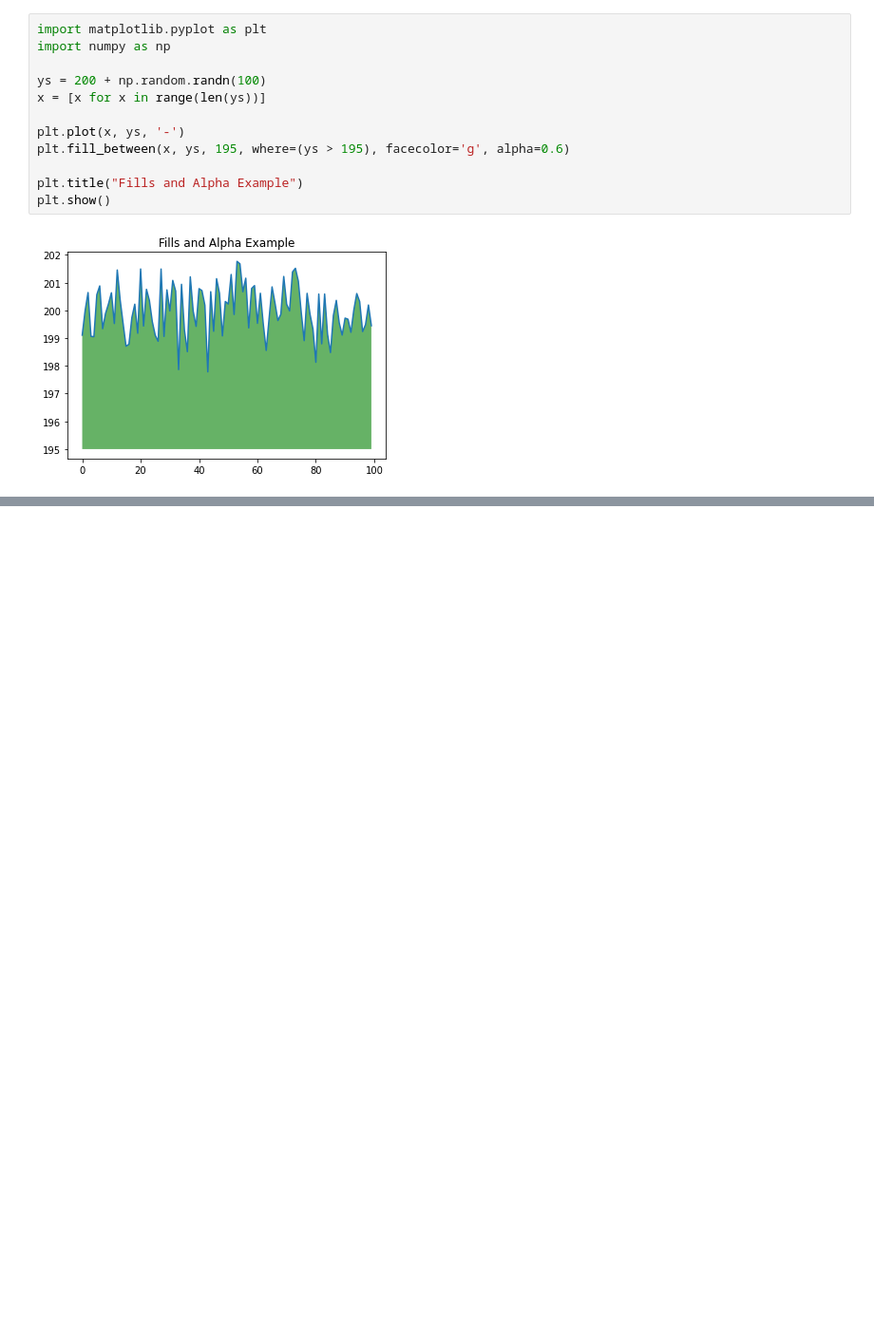
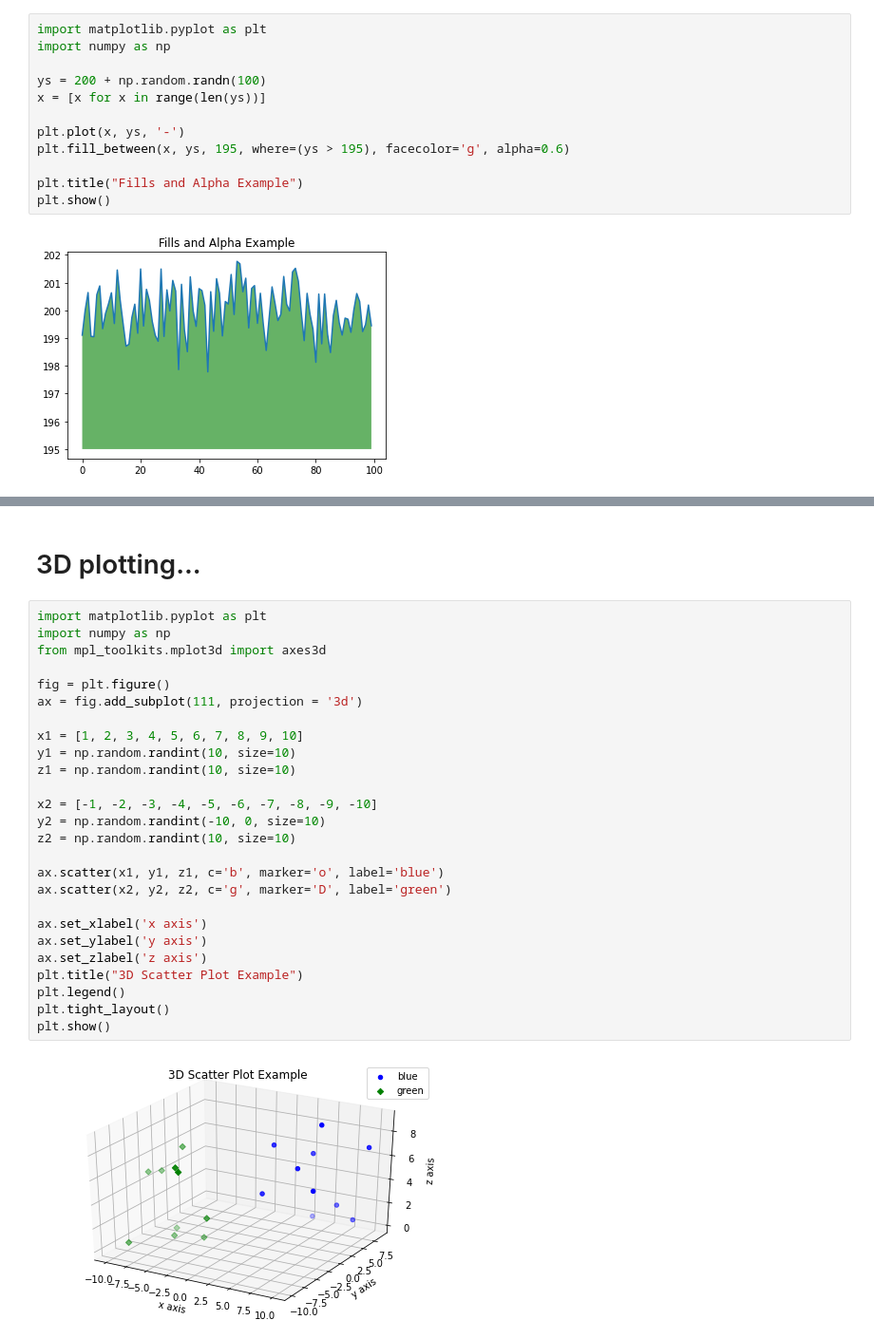
Before and after one commit to dprossi/colab_test, a Jupyter notebook: first_colab_notebook.ipynb, the cells around one changed output, grey strips where cells are left out. Shown: that part at 95% size. Saved outputs shown, nothing was run; the diff lists cells and outputs as text; blank space fills up the shorter version.

```diff
--- a/first_colab_notebook.ipynb
+++ b/first_colab_notebook.ipynb
@@ -324,0 +364,30 @@ plt.show()
+# %% [markdown]
+# 3D plotting...
+# %%
+import matplotlib.pyplot as plt
+import numpy as np
+from mpl_toolkits.mplot3d import axes3d
+
+fig = plt.figure()
+ax = fig.add_subplot(111, projection = '3d')
+
+x1 = [1, 2, 3, 4, 5, 6, 7, 8, 9, 10]
+y1 = np.random.randint(10, size=10)
+z1 = np.random.randint(10, size=10)
+
+x2 = [-1, -2, -3, -4, -5, -6, -7, -8, -9, -10]
+y2 = np.random.randint(-10, 0, size=10)
+z2 = np.random.randint(10, size=10)
+
+ax.scatter(x1, y1, z1, c='b', marker='o', label='blue')
+ax.scatter(x2, y2, z2, c='g', marker='D', label='green')
+
+ax.set_xlabel('x axis')
+ax.set_ylabel('y axis')
+ax.set_zlabel('z axis')
+plt.title("3D Scatter Plot Example")
+plt.legend()
+plt.tight_layout()
+plt.show()
+# %% [output]
+[figure, added]
```
Also changed, not shown: parts of 13 cells of this notebook.
